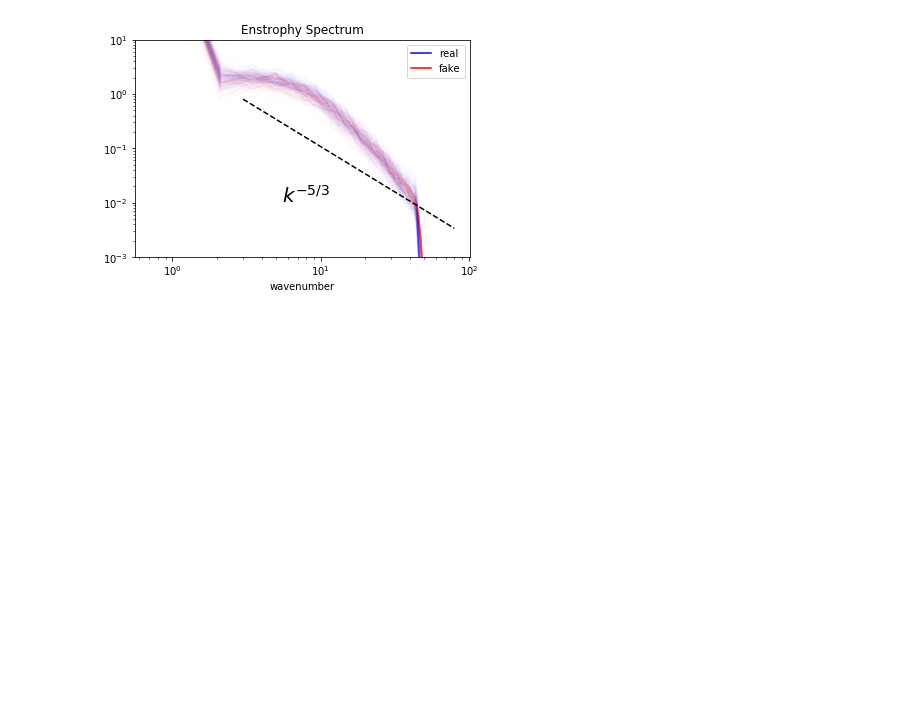
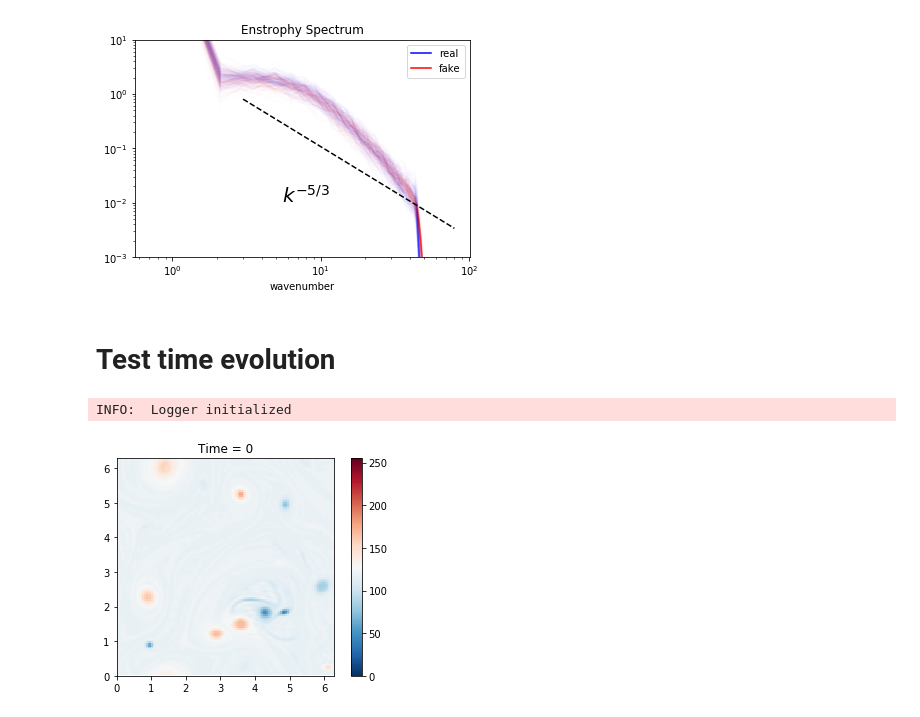
Before and after one commit to dtamayo/2dturbulence, a Jupyter notebook: readimg.ipynb, the cells around one changed output. Drawn from its saved outputs; the diff is of its cells as text; code cells hidden in the pictures; blank space fills up the shorter version.

```diff
--- a/readimg.ipynb
+++ b/readimg.ipynb
@@ -110,3 +114,25 @@ ax.set_title('Enstrophy Spectrum')
 # %% [output]
 Text(0.5,1,'Enstrophy Spectrum')
 [figure]
+# %% [markdown]
+# Test time evolution
+# %%
+# define a quick function for plotting and visualize the initial condition
+def plot_q(m, qmin=0, qmax=255):
+    fig, ax = plt.subplots()
+    pc = ax.pcolormesh(m.x,m.y,m.q.squeeze(), cmap='RdBu_r')
+    pc.set_clim([qmin, qmax])
+    ax.set_xlim([0, 2*np.pi])
+    ax.set_ylim([0, 2*np.pi]);
+    ax.set_aspect(1)
+    plt.colorbar(pc)
+    plt.title('Time = %g' % m.t)
+    plt.show()
+# %%
+%%time
+m = pyqg.BTModel(L=2.*np.pi, nx=128, beta=0., H=1., rek=0., rd=None, tmax=0.01, dt=0.001, taveint=0.001, ntd=1)
+m.set_q(reals[0])
+plot_q(m)
+# %% [output]
+INFO:  Logger initialized
+[figure, added]
```
Also changed, not shown: parts of 14 cells of this notebook.
